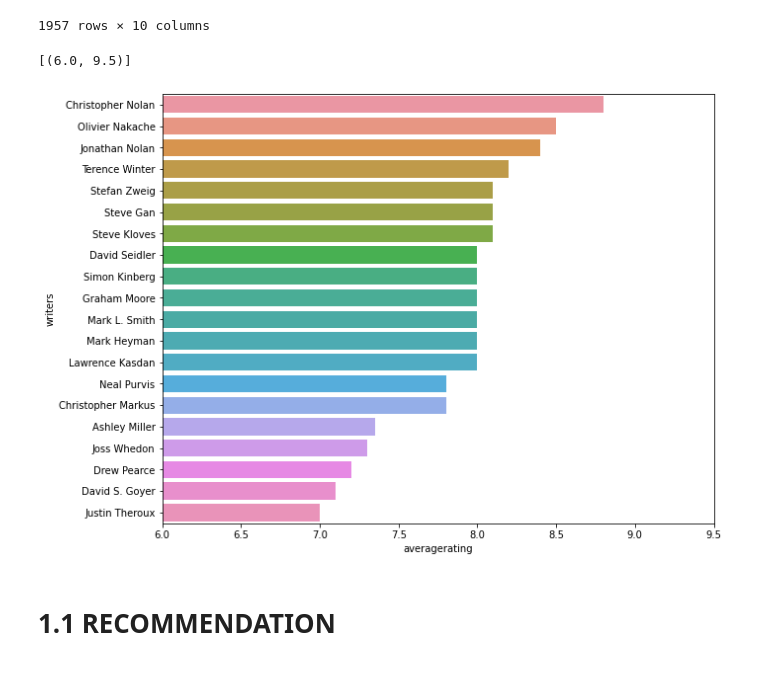
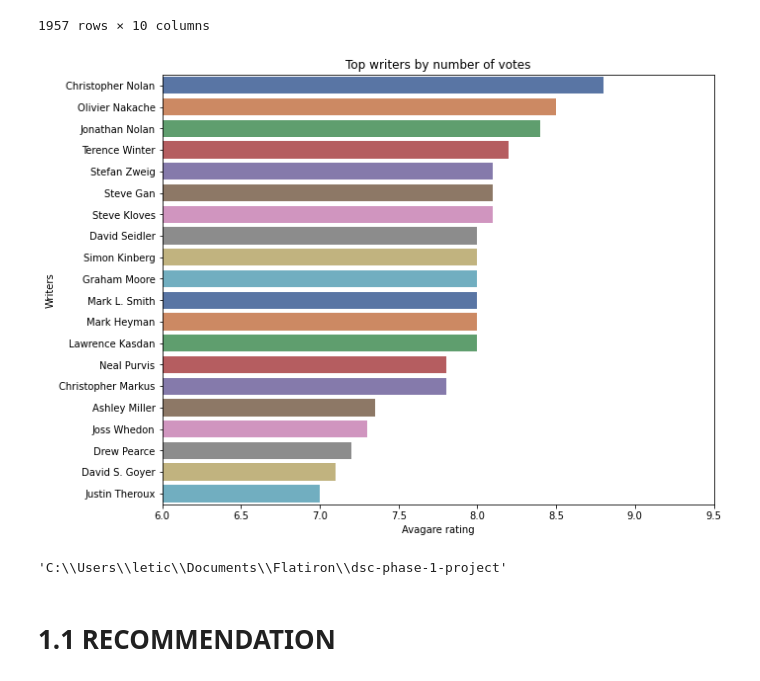
Before and after one commit to lddrasler/Movie-Analysis, a Jupyter notebook: student.ipynb, the cells around one changed output. Cells and saved outputs as stored; diff of their text form; code cells hidden in the pictures.

```diff
--- a/student.ipynb
+++ b/student.ipynb
@@ -222,11 +230,18 @@ df_top_writer = df_imdb_movie_crew_ratings.groupby(
 df_top_writer=df_top_writer.sort_values('averagerating',ascending=False)
 # %%
 plt.figure(figsize=(10,8))
-a = sns.barplot(y="writers",x="averagerating",data=df_top_writer)
+a = sns.barplot(y="writers",x="averagerating",data=df_top_writer, palette ="deep")
 a.set(xlim=(6,9.5))
+plt.title('Top writers by number of votes')
+plt.xlabel("Avagare rating")
+plt.ylabel("Writers")
+plt.savefig('topwriters.png')
 # %% [output]
-[(6.0, 9.5)]
-[figure, old version]
+[figure, new version]
+# %%
+pwd
+# %% [output]
+'C:\\Users\\letic\\Documents\\Flatiron\\dsc-phase-1-project'
 # %% [markdown]
 # 1.1 RECOMMENDATION
 # %% [markdown]
```
Also changed, not shown: parts of 8 cells of this notebook, 7 other files.
